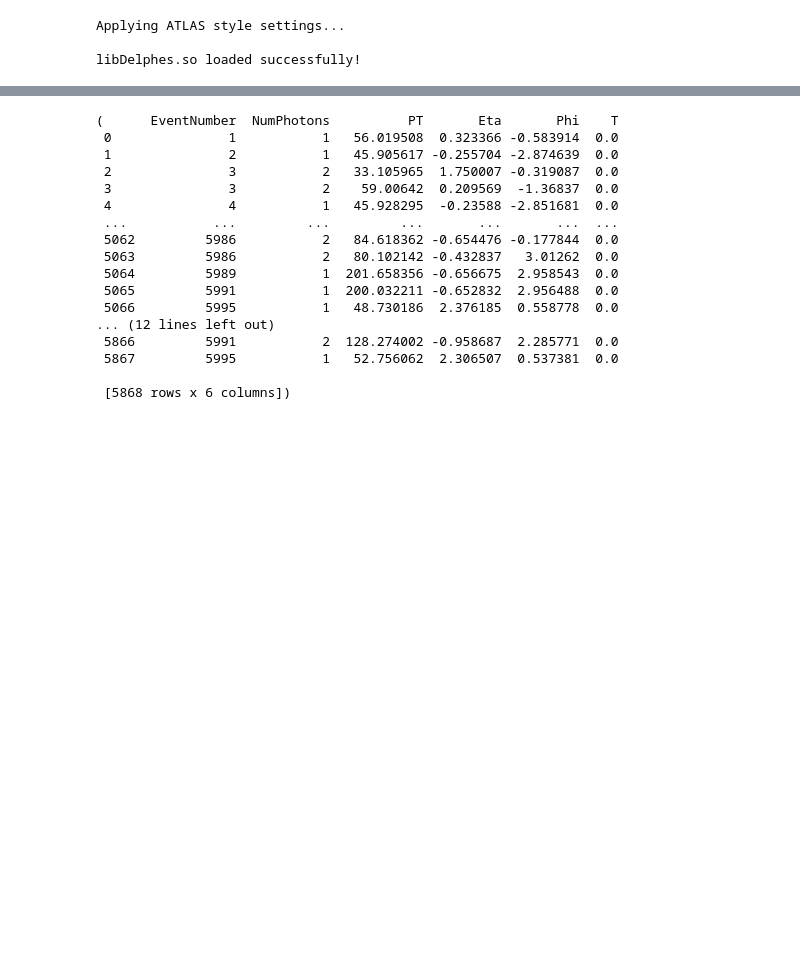
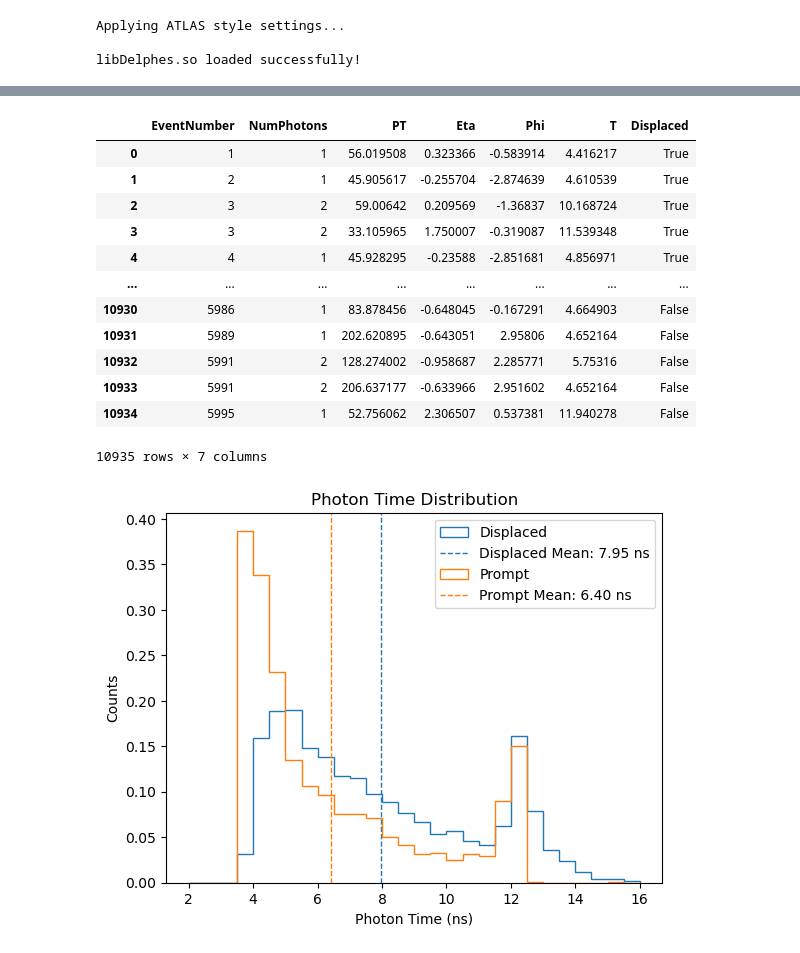
Before and after one commit to KalelChester/Displaced-Photon, a Jupyter notebook: displaced_timing_check.ipynb, the cells around one changed output, grey strips where cells are left out. Drawn from its saved outputs; the diff is of its cells as text; code cells hidden in the pictures; blank space fills up the shorter version.

Commit message:
Added displaced photon time check.

```diff
--- a/displaced_timing_check.ipynb
+++ b/displaced_timing_check.ipynb
@@ -129,0 +75,4 @@ prompt_particle_df
+# %%
+displaced_particle_df = create_particle_dataframe(fdisplaced)
+prompt_particle_df = create_particle_dataframe(fprompt)
+displaced_particle_df
@@ -135,22 +98,37 @@ shared_event_numbers = set(displaced_particle_df["EventNumber"]).intersection(pr
 displaced_particle_df = displaced_particle_df[displaced_particle_df["EventNumber"].isin(shared_event_numbers)].reset_index(drop=True)
 prompt_particle_df = prompt_particle_df[prompt_particle_df["EventNumber"].isin(shared_event_numbers)].reset_index(drop=True)
 
-displaced_particle_df, prompt_particle_df
+displaced_particle_df["Displaced"] = True
+prompt_particle_df["Displaced"] = False
+combined_df = pd.concat([displaced_particle_df, prompt_particle_df], ignore_index=True)
+
+combined_df
 # %% [output]
+|  | EventNumber | NumPhotons | PT | Eta | Phi | T | Displaced |
+| 0 | 1 | 1 | 56.019508 | 0.323366 | -0.583914 | 4.416217 | True |
+| 1 | 2 | 1 | 45.905617 | -0.255704 | -2.874639 | 4.610539 | True |
+| 2 | 3 | 2 | 59.00642 | 0.209569 | -1.36837 | 10.168724 | True |
+| 3 | 3 | 2 | 33.105965 | 1.750007 | -0.319087 | 11.539348 | True |
+| 4 | 4 | 1 | 45.928295 | -0.23588 | -2.851681 | 4.856971 | True |
+| ... | ... | ... | ... | ... | ... | ... | ... |
+| 10930 | 5986 | 1 | 83.878456 | -0.648045 | -0.167291 | 4.664903 | False |
+| 10931 | 5989 | 1 | 202.620895 | -0.643051 | 2.95806 | 4.652164 | False |
+| 10932 | 5991 | 2 | 128.274002 | -0.958687 | 2.285771 | 5.75316 | False |
+| 10933 | 5991 | 2 | 206.637177 | -0.633966 | 2.951602 | 4.652164 | False |
+| 10934 | 5995 | 1 | 52.756062 | 2.306507 | 0.537381 | 11.940278 | False |
-(      EventNumber  NumPhotons          PT       Eta       Phi    T
- 0               1           1   56.019508  0.323366 -0.583914  0.0
- 1               2           1   45.905617 -0.255704 -2.874639  0.0
- 2               3           2   33.105965  1.750007 -0.319087  0.0
- 3               3           2    59.00642  0.209569  -1.36837  0.0
- 4               4           1   45.928295  -0.23588 -2.851681  0.0
- ...           ...         ...         ...       ...       ...  ...
- 5062         5986           2   84.618362 -0.654476 -0.177844  0.0
- 5063         5986           2   80.102142 -0.432837   3.01262  0.0
- 5064         5989           1  201.658356 -0.656675  2.958543  0.0
- 5065         5991           1  200.032211 -0.652832  2.956488  0.0
- 5066         5995           1   48.730186  2.376185  0.558778  0.0
-... (12 lines left out)
- 5866         5991           2  128.274002 -0.958687  2.285771  0.0
- 5867         5995           1   52.756062  2.306507  0.537381  0.0
-
- [5868 rows x 6 columns])
+10935 rows × 7 columns
+# %%
+displaced_times = combined_df[combined_df["Displaced"] == True]["T"]
+plt.hist(displaced_times, bins=28, range=(2, 16), color='tab:blue', histtype='step', label='Displaced', density=True)
+plt.axvline(np.mean(displaced_times), color='tab:blue', linestyle='dashed', linewidth=1, label = f'Displaced Mean: {np.mean(displaced_times):.2f} ns')
+
+prompt_times = combined_df[combined_df["Displaced"] == False]["T"]
+plt.hist(prompt_times, bins=28, range=(2, 16), color='tab:orange', histtype='step', label='Prompt', density=True)
+plt.axvline(np.mean(prompt_times), color='tab:orange', linestyle='dashed', linewidth=1, label = f'Prompt Mean: {np.mean(prompt_times):.2f} ns')
+
+plt.xlabel('Photon Time (ns)')
+plt.ylabel('Counts')
+plt.title('Photon Time Distribution')
+plt.legend();
+# %% [output]
+[figure, added]
```
Also changed, not shown: parts of 8 cells of this notebook, 1 other file.
